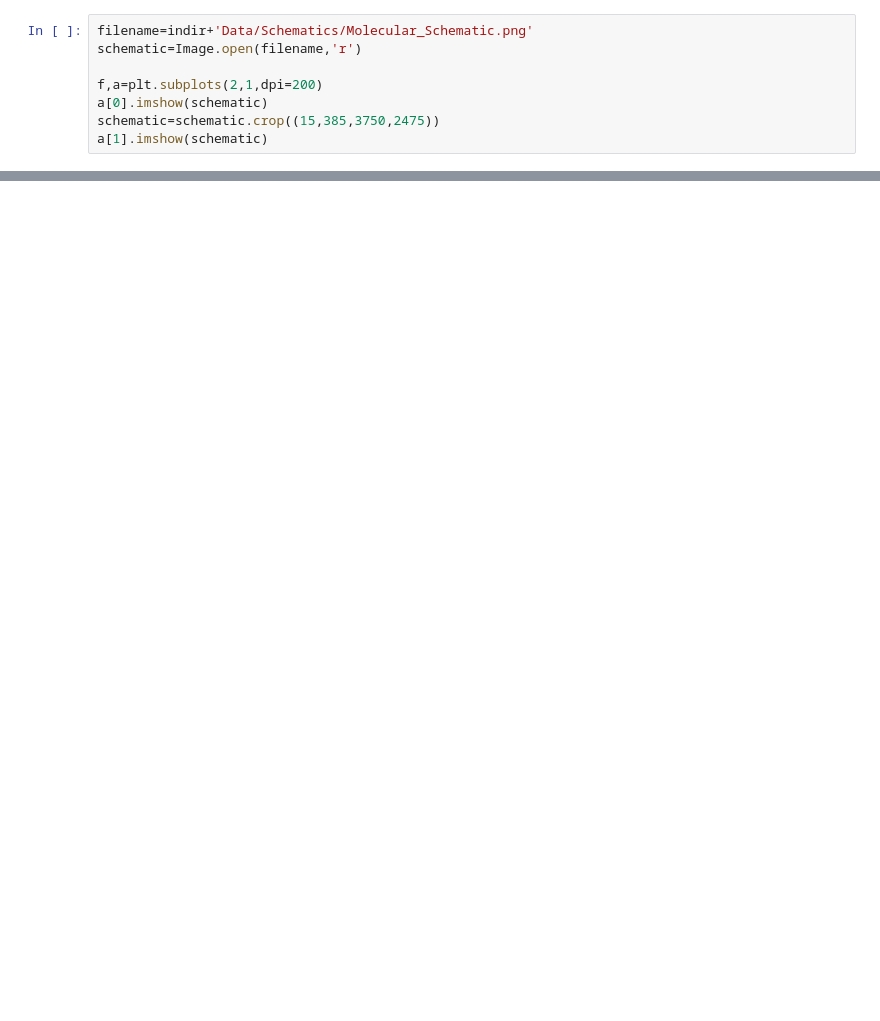
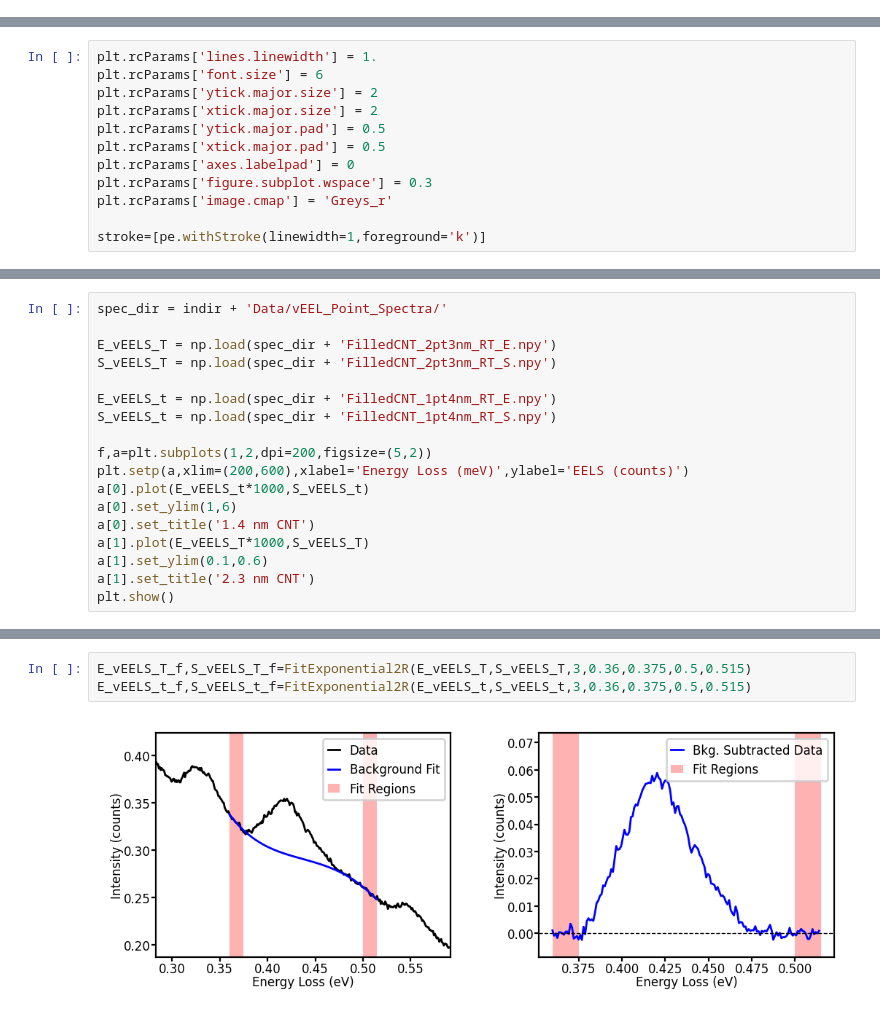
Before and after one commit to hachteja/HydrogenBonding_MainTextFigures, a Jupyter notebook: Notebooks/Main_Text_Figure_2.ipynb, the cells around one changed output, grey strips where cells are left out. Saved outputs shown, nothing was run; the diff lists cells and outputs as text; blank space fills up the shorter version.

```diff
--- a/Notebooks/Main_Text_Figure_2.ipynb
+++ b/Notebooks/Main_Text_Figure_2.ipynb
@@ -438,8 +0,0 @@ vCNT Water: 15% Bonded
-# %%
-filename=indir+'Data/Schematics/Molecular_Schematic.png'
-schematic=Image.open(filename,'r')
-
-f,a=plt.subplots(2,1,dpi=200)
-a[0].imshow(schematic)
-schematic=schematic.crop((15,385,3750,2475))
-a[1].imshow(schematic)
@@ -558,0 +448,12 @@ axmodel.imshow(schematic,aspect=0.95)
+# %%
+plt.rcParams['lines.linewidth'] = 1.
+plt.rcParams['font.size'] = 6
+plt.rcParams['ytick.major.size'] = 2
+plt.rcParams['xtick.major.size'] = 2
+plt.rcParams['ytick.major.pad'] = 0.5
+plt.rcParams['xtick.major.pad'] = 0.5
+plt.rcParams['axes.labelpad'] = 0
+plt.rcParams['figure.subplot.wspace'] = 0.3
+plt.rcParams['image.cmap'] = 'Greys_r'
+
+stroke=[pe.withStroke(linewidth=1,foreground='k')]
@@ -558,0 +464,18 @@ axmodel.imshow(schematic,aspect=0.95)
+# %%
+spec_dir = indir + 'Data/vEEL_Point_Spectra/'
+
+E_vEELS_T = np.load(spec_dir + 'FilledCNT_2pt3nm_RT_E.npy')
+S_vEELS_T = np.load(spec_dir + 'FilledCNT_2pt3nm_RT_S.npy')
+
+E_vEELS_t = np.load(spec_dir + 'FilledCNT_1pt4nm_RT_E.npy')
+S_vEELS_t = np.load(spec_dir + 'FilledCNT_1pt4nm_RT_S.npy')
+
+f,a=plt.subplots(1,2,dpi=200,figsize=(5,2))
+plt.setp(a,xlim=(200,600),xlabel='Energy Loss (meV)',ylabel='EELS (counts)')
+a[0].plot(E_vEELS_t*1000,S_vEELS_t)
+a[0].set_ylim(1,6)
+a[0].set_title('1.4 nm CNT')
+a[1].plot(E_vEELS_T*1000,S_vEELS_T)
+a[1].set_ylim(0.1,0.6)
+a[1].set_title('2.3 nm CNT')
+plt.show()
@@ -558,0 +484,5 @@ axmodel.imshow(schematic,aspect=0.95)
+# %%
+E_vEELS_T_f,S_vEELS_T_f=FitExponential2R(E_vEELS_T,S_vEELS_T,3,0.36,0.375,0.5,0.515)
+E_vEELS_t_f,S_vEELS_t_f=FitExponential2R(E_vEELS_t,S_vEELS_t,3,0.36,0.375,0.5,0.515)
+# %% [output]
+[figure, added]
```
Also changed, not shown: parts of 55 cells of this notebook, 53 other files.
